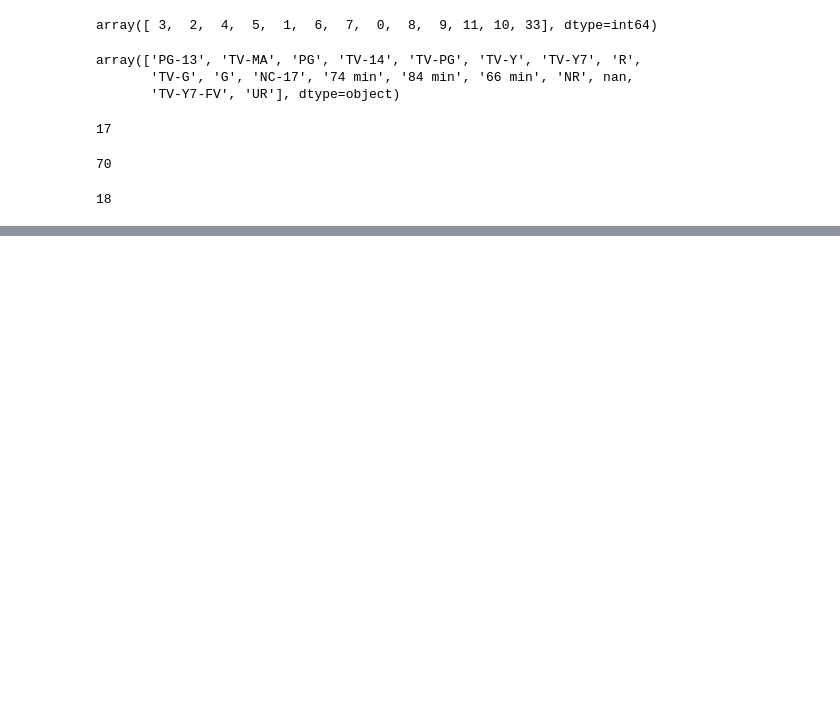
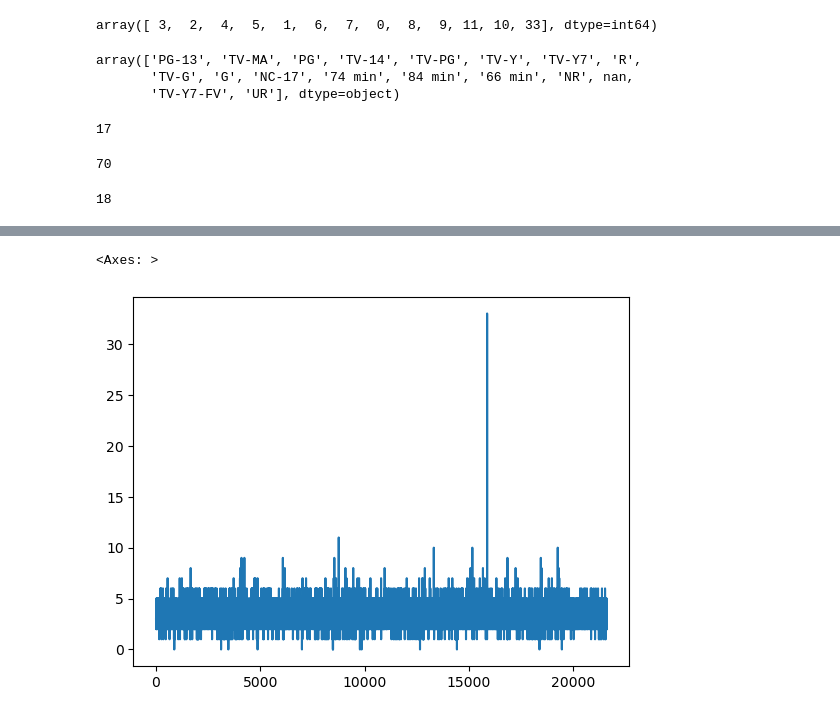
Before and after one commit to farhanaqaei/DataAnalysis, a Jupyter notebook: 4_Series&Columns/LearningBook.ipynb, the cells around one changed output, grey strips where cells are left out. Cells and saved outputs as stored; diff of their text form; code cells hidden in the pictures; blank space fills up the shorter version.

```diff
--- a/4_Series&Columns/LearningBook.ipynb
+++ b/4_Series&Columns/LearningBook.ipynb
@@ -229,0 +451,5 @@ netflix.rating.nunique(dropna=False)
+# %%
+houses.bedrooms.plot()
+# %% [output]
+<Axes: >
+[figure, added]
```
Also changed, not shown: parts of 26 cells of this notebook.
